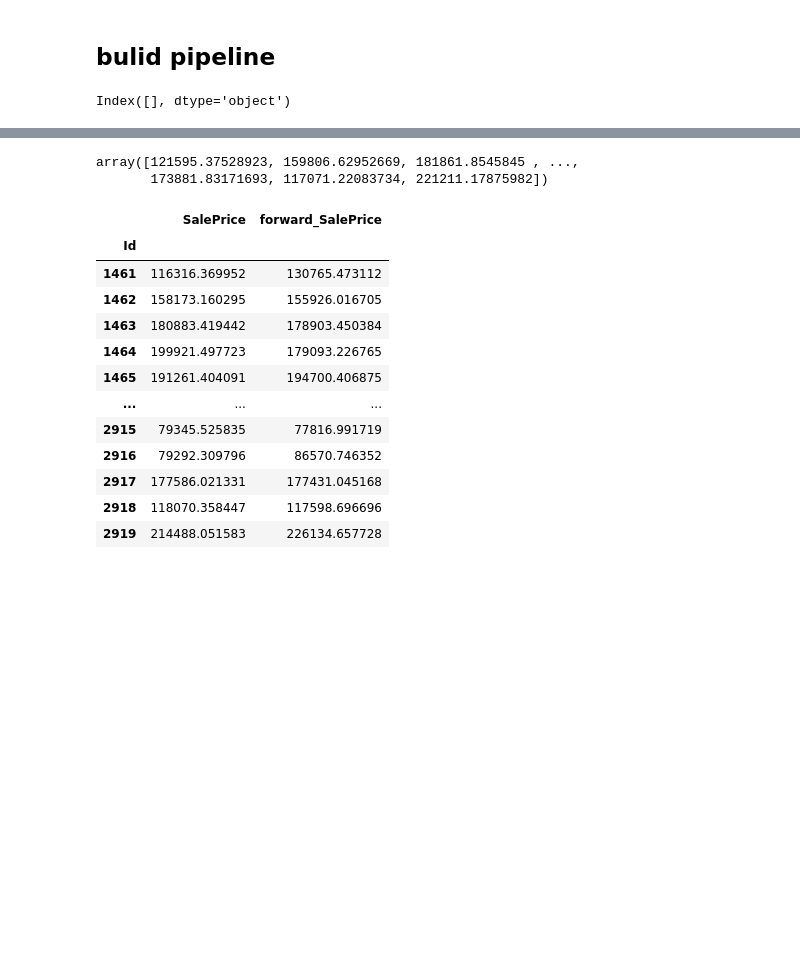
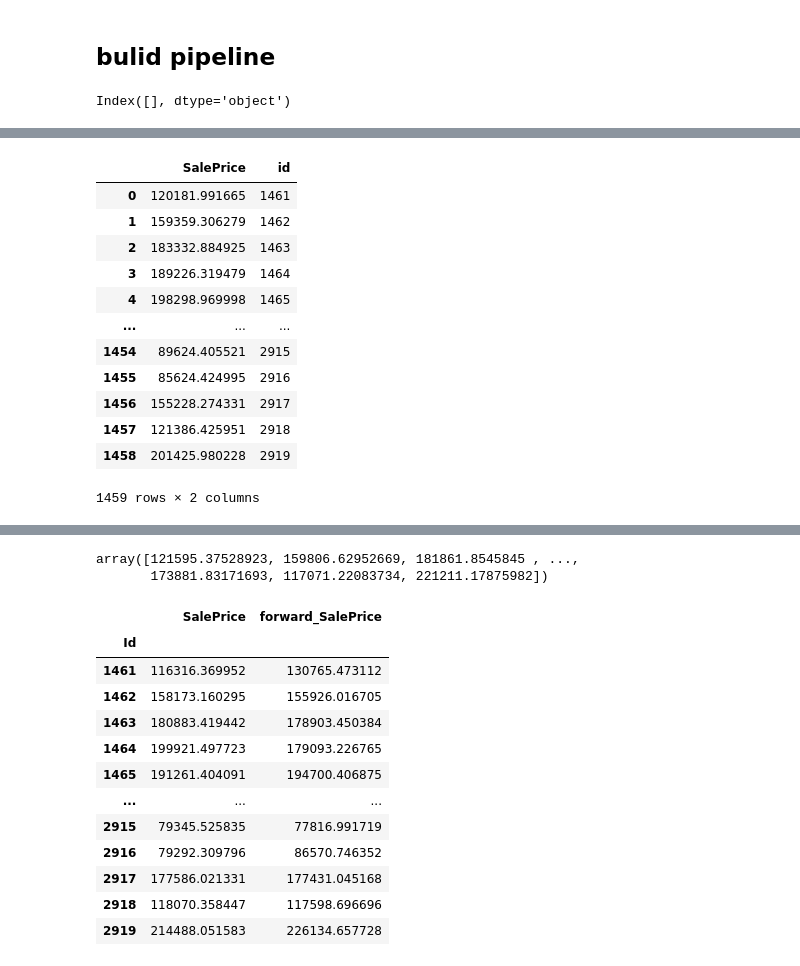
Before and after one commit to RayFromUiS/multiple-regress, a Jupyter notebook: train_test.ipynb, the cells around one changed output, grey strips where cells are left out. Drawn from its saved outputs; the diff is of its cells as text; code cells hidden in the pictures; blank space fills up the shorter version.

Commit message:
make prediction

```diff
--- a/train_test.ipynb
+++ b/train_test.ipynb
@@ -916,3 +904,6 @@ def bulid_pipeline(df,feature_cols):
 complete_pipeline = bulid_pipeline(train_encoded,important_features)
 # %% [output]
 Index([], dtype='object')
+# %%
+complete_pipeline = bulid_pipeline(train_gen_feature,train_gen_feature.columns.tolist())
+# complete_pipeline = bulid_pipeline(train_gen_feature,train_gen_feature.columns.tolist())
@@ -960,7 +953,7 @@ def train_predict(df,feature_cols,target_col,pipeline):
 #         },
     ]
     X = df[feature_cols]
-    y = df[target_col]
+    y = df_preprocessed[target_col]
 #     y = np.log(y
     X_train, X_test, y_train, y_test = train_test_split(
                                        X, y, test_size=0.3, random_state=0)
@@ -979,7 +972,7 @@ def train_predict(df,feature_cols,target_col,pipeline):
 
     return search,rm_log_score,r_score
 # %%
-model,rm_log_score,r_score = train_predict(train_encoded,important_features,'price per area',complete_pipeline)
+model,rm_log_score,r_score = train_predict(train_gen_feature,train_gen_feature.columns.tolist(),'SalePrice',complete_pipeline)
 # %%
 # model,rm_log_score,r_score = train_predict(df_preprocessed,ori_features,'SalePrice',complete_pipeline)
 # %%
@@ -1031,0 +982,4 @@ test_result.set_index()
+# %%
+test_result = pd.DataFrame()
+test_result['SalePrice'] = model.predict(test_gen_feature)
+test_result['id'] = test.index
@@ -1031,0 +994,16 @@ test_result.set_index()
+# %%
+test_result
+# %% [output]
+|  | SalePrice | id |
+| 0 | 120181.991665 | 1461 |
+| 1 | 159359.306279 | 1462 |
+| 2 | 183332.884925 | 1463 |
+| 3 | 189226.319479 | 1464 |
+| 4 | 198298.969998 | 1465 |
+| ... | ... | ... |
+| 1454 | 89624.405521 | 2915 |
+| 1455 | 85624.424995 | 2916 |
+| 1456 | 155228.274331 | 2917 |
+| 1457 | 121386.425951 | 2918 |
+| 1458 | 201425.980228 | 2919 |
+1459 rows × 2 columns
```
Also changed, not shown: parts of 39 cells of this notebook, 1 other file.
